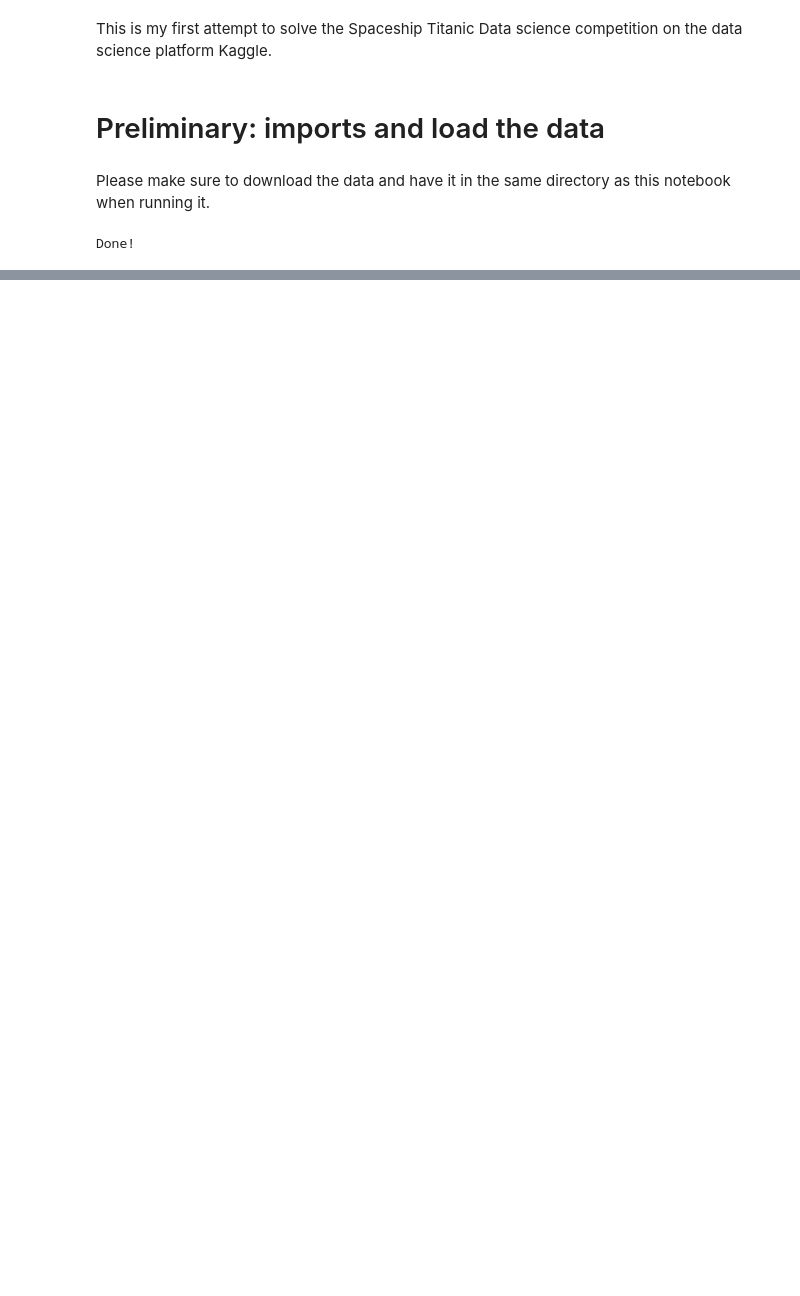
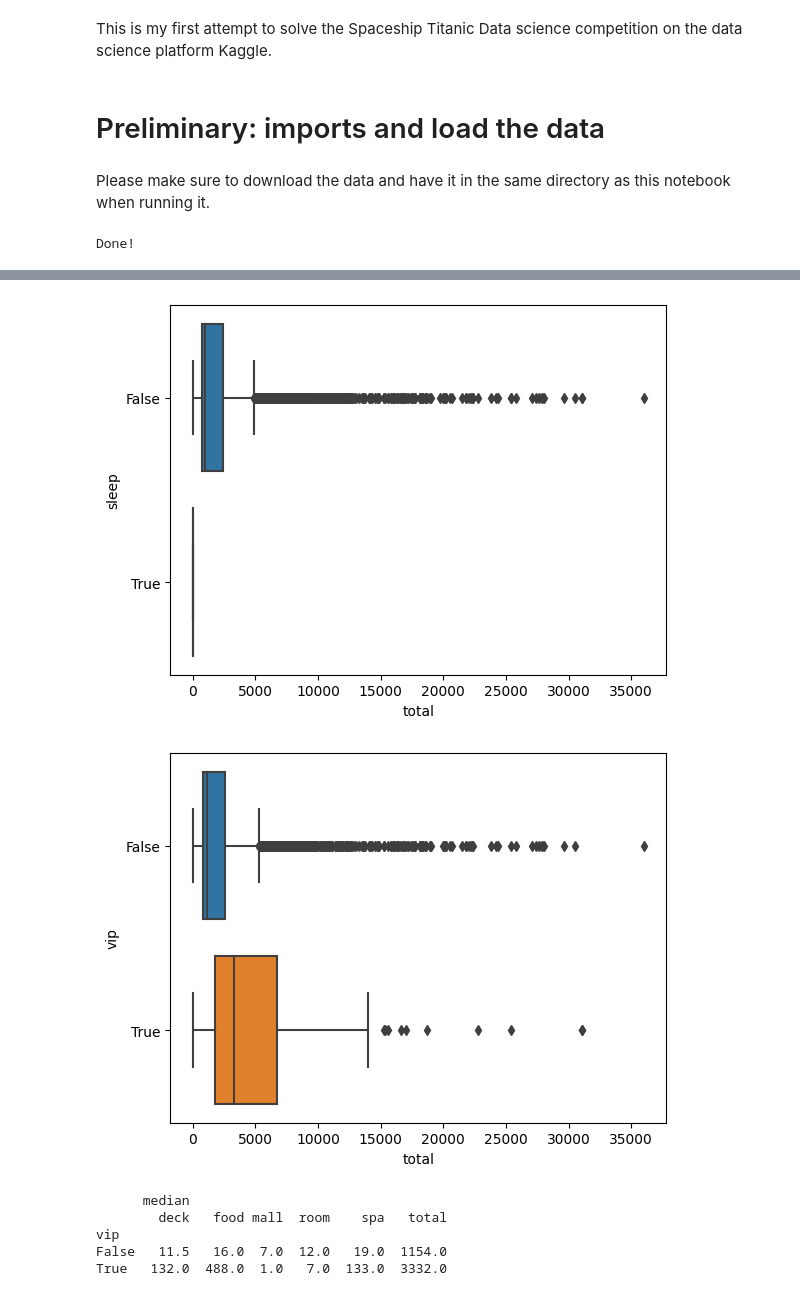
Before and after one commit to ayhem18/My_Kaggle_Repo, a Jupyter notebook: Competitions/SpaceshipTitanic/SST_1.ipynb, the cells around one changed output, grey strips where cells are left out. Cells and saved outputs as stored; diff of their text form; code cells hidden in the pictures; blank space fills up the shorter version.

```diff
--- a/Competitions/SpaceshipTitanic/SST_1.ipynb
+++ b/Competitions/SpaceshipTitanic/SST_1.ipynb
@@ -48,0 +365,22 @@ In this section, I proceed with having a general idea about the dataset with min
+# %%
+# first let's add a total_spending column where it calculates the sum of money spent on different services
+
+spending_cols = ['deck','room','food','spa', 'mall']
+def total_spent(row):
+    row['total'] = row[spending_cols].sum()
+    return row
+df, df_test = apply_functions(df, df_test, total_spent)
+# %%
+# let's verify our hypothesis
+
+sns.boxplot(data=df, x='total', y='sleep', orient='h')
+plt.show()
+
+# let's verify the vip hypothesis
+
+data = df[(df['total'] > 0)]
+sns.boxplot(data=data, x='total', y='vip', orient='h')
+plt.show()
+# %% [output]
+[figure, added]
+[figure, added]
@@ -48,0 +401,11 @@ In this section, I proceed with having a general idea about the dataset with min
+# %%
+spending_cols.append('total')
+df_spent = df[df['total']>0]
+df_spent_vip = pd.pivot_table(data=df_spent, index=['vip'], values=spending_cols, aggfunc=['median'])
+print(df_spent_vip)
+# %% [output]
+      median
+        deck   food mall  room    spa   total
+vip
+False   11.5   16.0  7.0  12.0   19.0  1154.0
+True   132.0  488.0  1.0   7.0  133.0  3332.0
```
Also changed, not shown: parts of 32 cells of this notebook, 1 other file.
